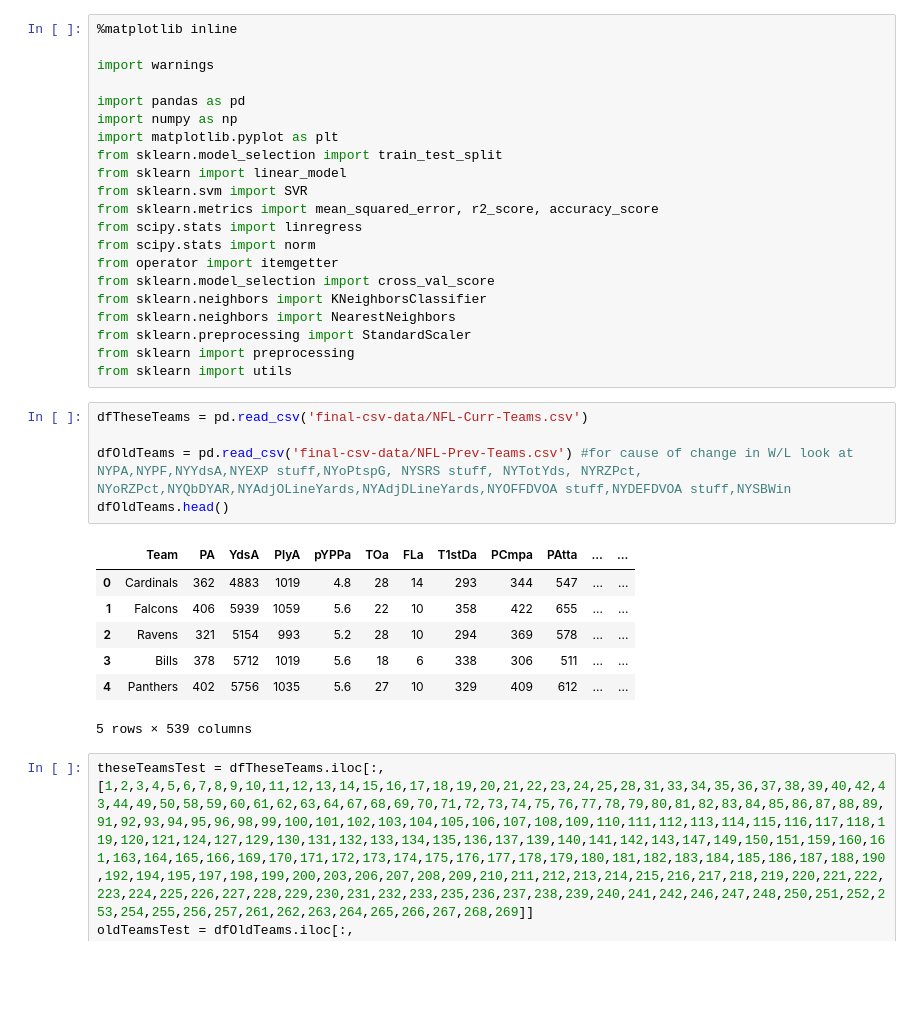
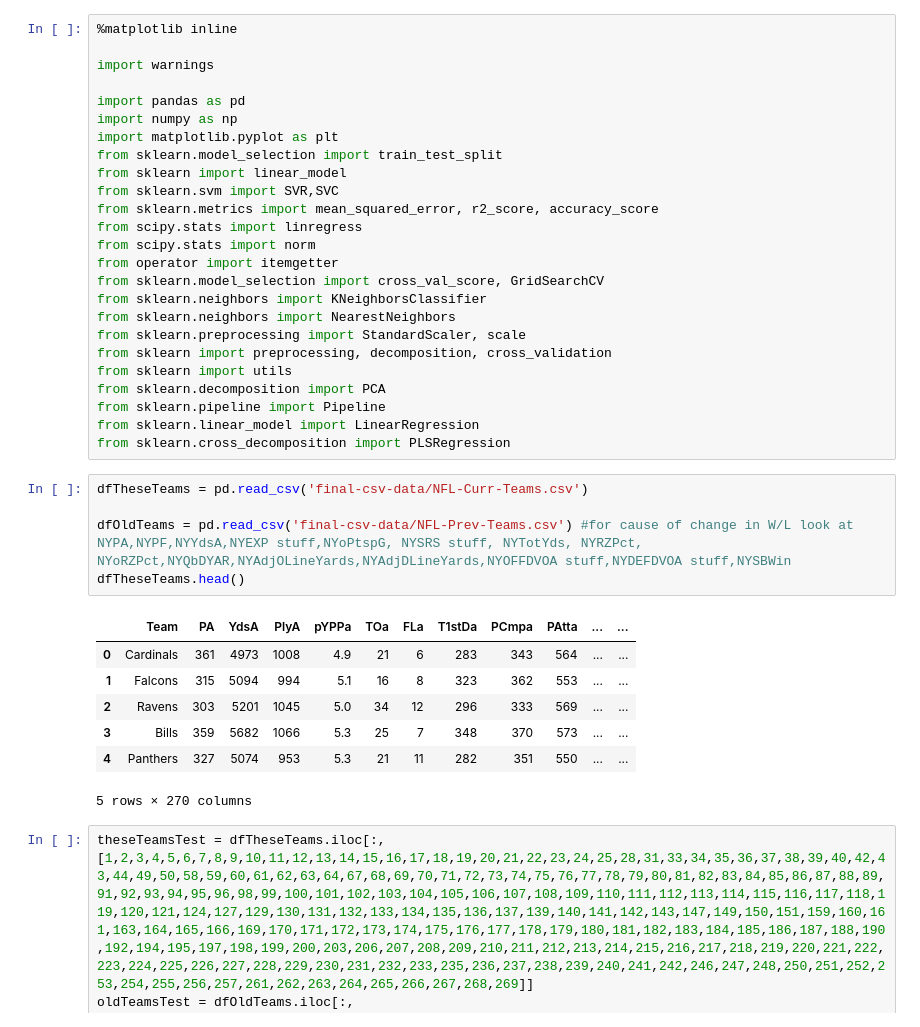
Before and after one commit to eapanthers/FantasyFootballML, a Jupyter notebook: NFLTeamPredictions.ipynb, the cells around one changed output. Drawn from its saved outputs; the diff is of its cells as text; blank space fills up the shorter version.

```diff
--- a/NFLTeamPredictions.ipynb
+++ b/NFLTeamPredictions.ipynb
@@ -8,29 +8,33 @@ import numpy as np
 import matplotlib.pyplot as plt
 from sklearn.model_selection import train_test_split
 from sklearn import linear_model
-from sklearn.svm import SVR
+from sklearn.svm import SVR,SVC
 from sklearn.metrics import mean_squared_error, r2_score, accuracy_score
 from scipy.stats import linregress
 from scipy.stats import norm
 from operator import itemgetter
-from sklearn.model_selection import cross_val_score
+from sklearn.model_selection import cross_val_score, GridSearchCV
 from sklearn.neighbors import KNeighborsClassifier
 from sklearn.neighbors import NearestNeighbors
-from sklearn.preprocessing import StandardScaler
-from sklearn import preprocessing
+from sklearn.preprocessing import StandardScaler, scale
+from sklearn import preprocessing, decomposition, cross_validation
 from sklearn import utils
+from sklearn.decomposition import PCA
+from sklearn.pipeline import Pipeline
+from sklearn.linear_model import LinearRegression
+from sklearn.cross_decomposition import PLSRegression
 # %%
 dfTheseTeams = pd.read_csv('final-csv-data/NFL-Curr-Teams.csv')
 
 dfOldTeams = pd.read_csv('final-csv-data/NFL-Prev-Teams.csv') #for cause of change in W/L look at NYPA,NYPF,NYYdsA,NYEXP stuff,NYoPtspG, NYSRS stuff, NYTotYds, NYRZPct, NYoRZPct,NYQbDYAR,NYAdjOLineYards,NYAdjDLineYards,NYOFFDVOA stuff,NYDEFDVOA stuff,NYSBWin
-dfOldTeams.head()
+dfTheseTeams.head()
 # %% [output]
 |  | Team | PA | YdsA | PlyA | pYPPa | TOa | FLa | T1stDa | PCmpa | PAtta | ... | ... |
-| 0 | Cardinals | 362 | 4883 | 1019 | 4.8 | 28 | 14 | 293 | 344 | 547 | ... | ... |
-| 1 | Falcons | 406 | 5939 | 1059 | 5.6 | 22 | 10 | 358 | 422 | 655 | ... | ... |
-| 2 | Ravens | 321 | 5154 | 993 | 5.2 | 28 | 10 | 294 | 369 | 578 | ... | ... |
-| 3 | Bills | 378 | 5712 | 1019 | 5.6 | 18 | 6 | 338 | 306 | 511 | ... | ... |
-| 4 | Panthers | 402 | 5756 | 1035 | 5.6 | 27 | 10 | 329 | 409 | 612 | ... | ... |
+| 0 | Cardinals | 361 | 4973 | 1008 | 4.9 | 21 | 6 | 283 | 343 | 564 | ... | ... |
+| 1 | Falcons | 315 | 5094 | 994 | 5.1 | 16 | 8 | 323 | 362 | 553 | ... | ... |
+| 2 | Ravens | 303 | 5201 | 1045 | 5.0 | 34 | 12 | 296 | 333 | 569 | ... | ... |
+| 3 | Bills | 359 | 5682 | 1066 | 5.3 | 25 | 7 | 348 | 370 | 573 | ... | ... |
+| 4 | Panthers | 327 | 5074 | 953 | 5.3 | 21 | 11 | 282 | 351 | 550 | ... | ... |
-5 rows × 539 columns
+5 rows × 270 columns
 # %%
 theseTeamsTest = dfTheseTeams.iloc[:, [1,2,3,4,5,6,7,8,9,10,11,12,13,14,15,16,17,18,19,20,21,22,23,24,25,28,31,33,34,35,36,37,38,39,40,42,43,44,49,50,58,59,60,61,62,63,64,67,68,69,70,71,72,73,74,75,76,77,78,79,80,81,82,83,84,85,86,87,88,89,91,92,93,94,95,96,98,99,100,101,102,103,104,105,106,107,108,109,110,111,112,113,114,115,116,117,118,119,120,121,124,127,129,130,131,132,133,134,135,136,137,139,140,141,142,143,147,149,150,151,159,160,161,163,164,165,166,169,170,171,172,173,174,175,176,177,178,179,180,181,182,183,184,185,186,187,188,190,192,194,195,197,198,199,200,203,206,207,208,209,210,211,212,213,214,215,216,217,218,219,220,221,222,223,224,225,226,227,228,229,230,231,232,233,235,236,237,238,239,240,241,242,246,247,248,250,251,252,253,254,255,256,257,261,262,263,264,265,266,267,268,269]]
```
Also changed, not shown: parts of 12 cells of this notebook.
